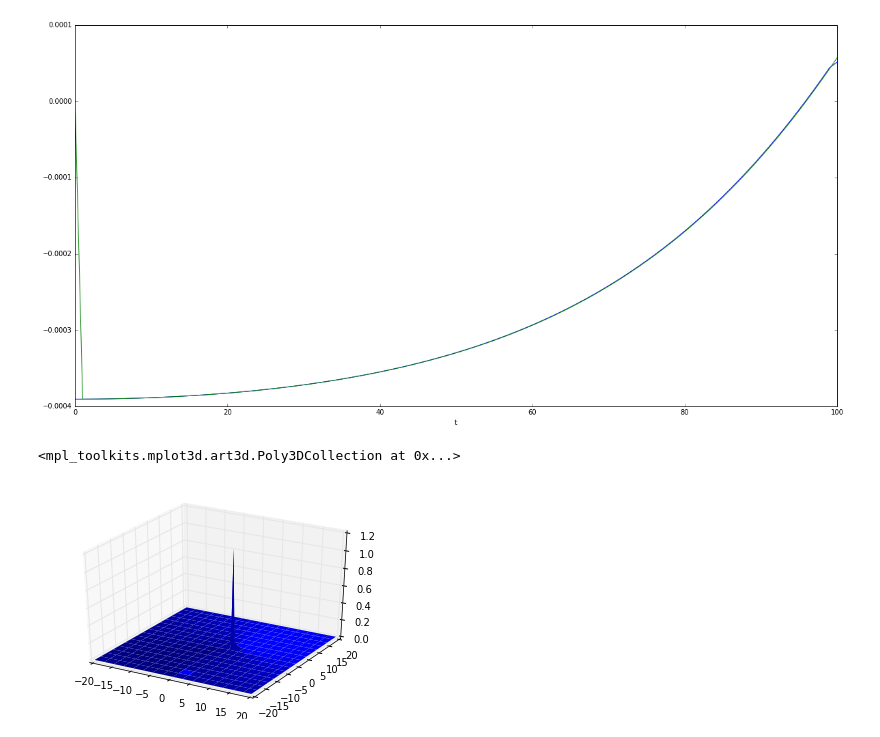
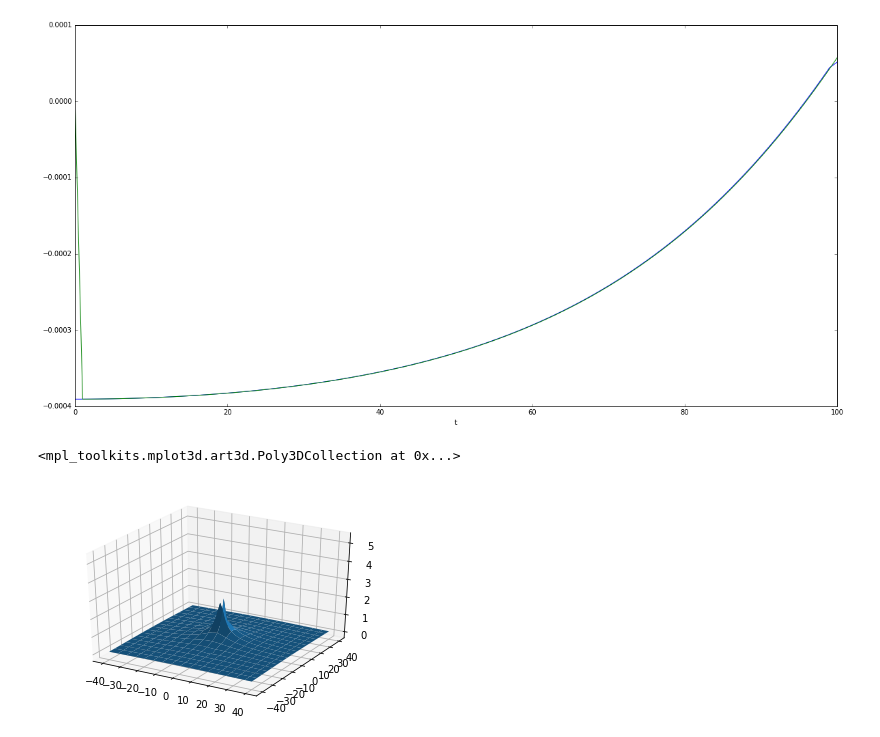
Before and after one commit to pablogalaviz/PostNewton3BP, a Jupyter notebook: utils/Analysis.ipynb, the cells around one changed output. Saved outputs shown, nothing was run; the diff lists cells and outputs as text; code cells hidden in the pictures.

Commit message:
metric calculation WIP

```diff
--- a/utils/Analysis.ipynb
+++ b/utils/Analysis.ipynb
@@ -120,12 +120,12 @@ ax=pd.Series(np.gradient(df_dxdt['x1'].values,df_dxdt.index.values),index=df_dxd
 # %%
 grid_size=h5file['coordinates/x'].shape
 xc=h5file['coordinates/x'][:,:,grid_size[2]/2]
 yc=h5file['coordinates/y'][:,:,grid_size[2]/2]
-metric=h5file['0/fields/4/metric_0_0'][:,:,grid_size[2]/2]
+metric=h5file['0/fields/40/metric_0_0'][:,:,grid_size[2]/2]
 
 fig_2d= plt.figure(1)
 ax=fig_2d.add_subplot(1, 1, 1, projection='3d')
-ax.plot_surface(xc, yc, metric, rstride=4, cstride=4, linewidth=0)
+ax.plot_surface(xc, yc, np.log10(metric), rstride=4, cstride=4, linewidth=0)
 # %% [output]
 <mpl_toolkits.mplot3d.art3d.Poly3DCollection at 0x...>
-[figure, old version]
+[figure, new version]
```
Also changed, not shown: parts of 1 cell of this notebook, 1 other file.
